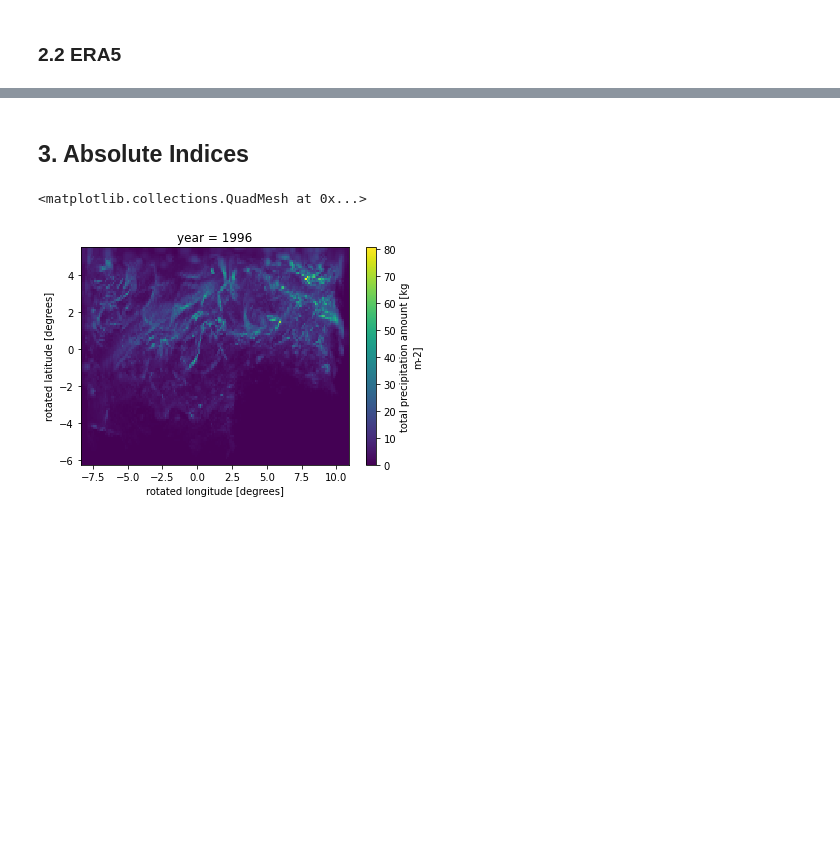
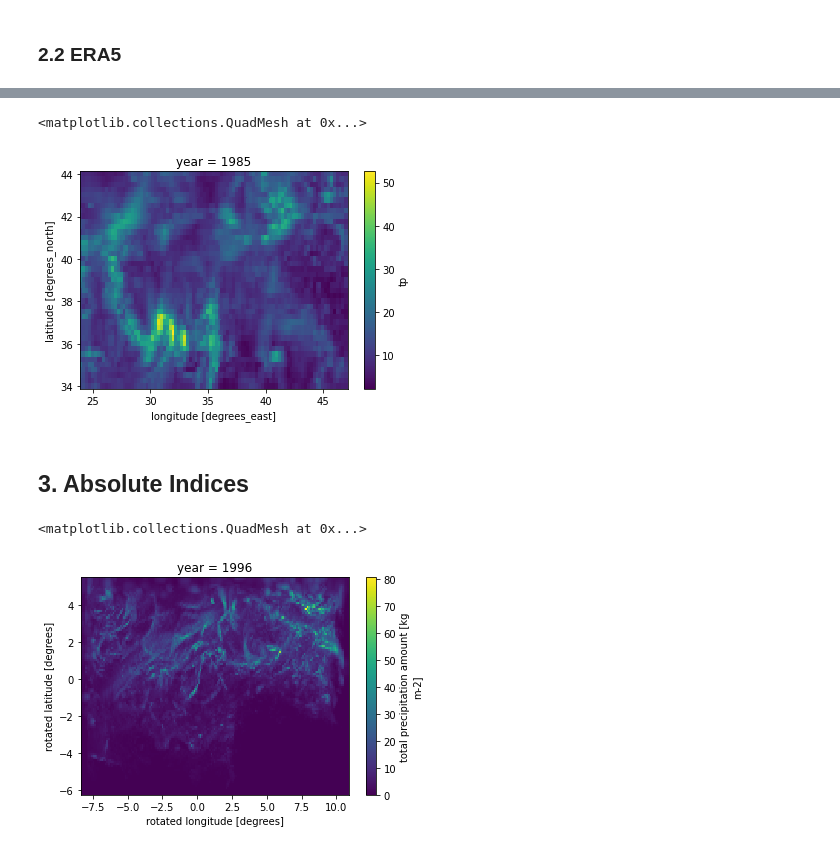
Before and after one commit to donmezkutay/msc-thesis-codes, a Jupyter notebook: calculate_extreme_indices.ipynb, the cells around one changed output, grey strips where cells are left out. Cells and saved outputs as stored; diff of their text form; code cells hidden in the pictures; blank space fills up the shorter version.

```diff
--- a/calculate_extreme_indices.ipynb
+++ b/calculate_extreme_indices.ipynb
@@ -138,3 +158,8 @@ array([[[0.0024957 , 0.00262495, 0.00280527, ..., 0.00199503,
+# %%
+(intensity_idx_era5[0]*1000).plot()
+# %% [output]
+<matplotlib.collections.QuadMesh at 0x...>
+[figure, added]
 # %%
 # save index as nc
 indice_name = intensity_idx_era5.attrs['indice_name']
```
Also changed, not shown: parts of 6 cells of this notebook.
